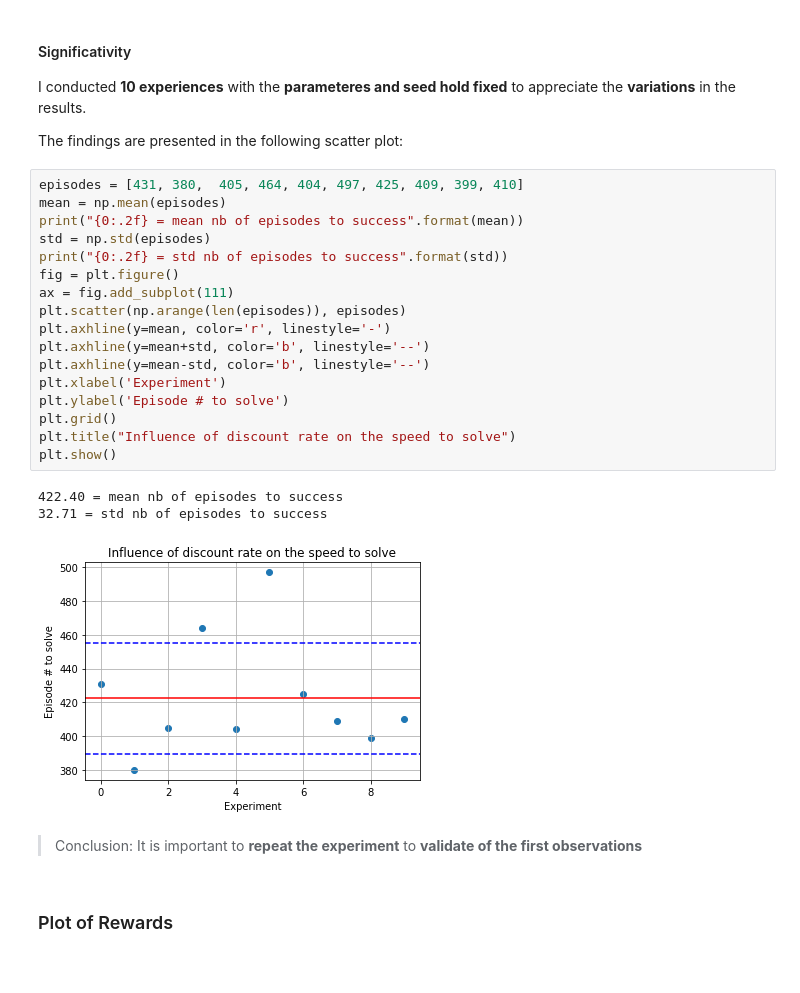
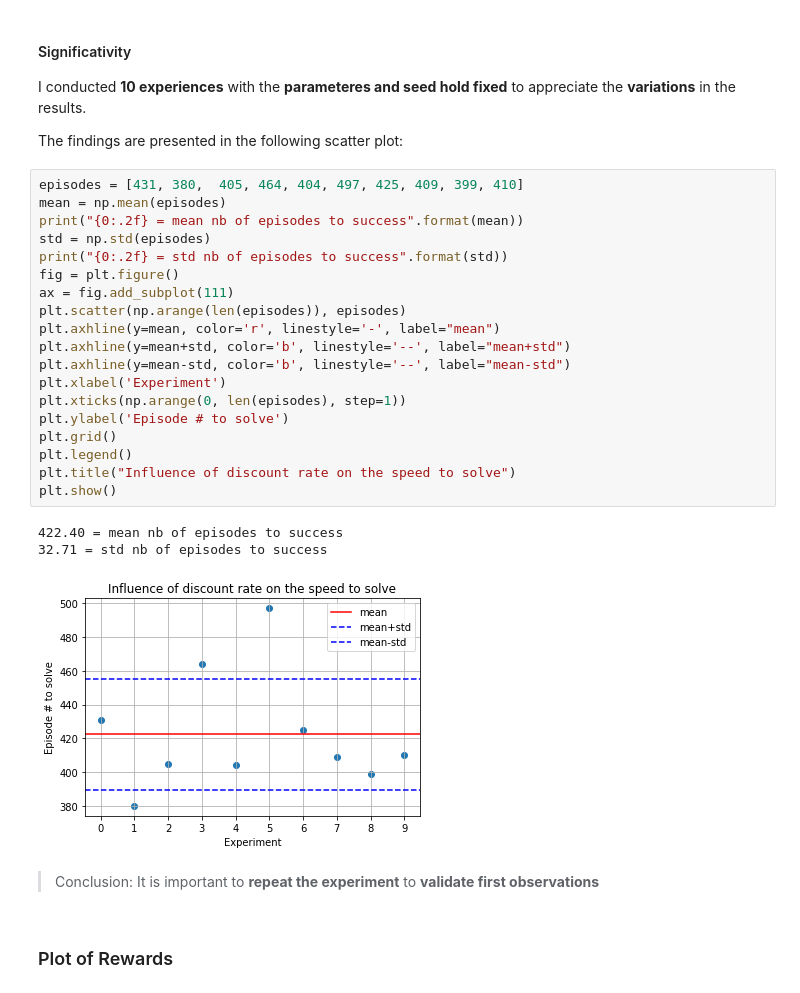
Before and after one commit to chauvinSimon/deep-reinforcement-learning, a Jupyter notebook: p1_navigation/report.ipynb, the cells around one changed output. Saved outputs shown, nothing was run; the diff lists cells and outputs as text.

```diff
--- a/p1_navigation/report.ipynb
+++ b/p1_navigation/report.ipynb
@@ -195,26 +200,28 @@ The findings are presented in the following scatter plot:
 # %%
 episodes = [431, 380,  405, 464, 404, 497, 425, 409, 399, 410]
 mean = np.mean(episodes)
 print("{0:.2f} = mean nb of episodes to success".format(mean))
 std = np.std(episodes)
 print("{0:.2f} = std nb of episodes to success".format(std))
 fig = plt.figure()
 ax = fig.add_subplot(111)
 plt.scatter(np.arange(len(episodes)), episodes)
-plt.axhline(y=mean, color='r', linestyle='-')
-plt.axhline(y=mean+std, color='b', linestyle='--')
-plt.axhline(y=mean-std, color='b', linestyle='--')
+plt.axhline(y=mean, color='r', linestyle='-', label="mean")
+plt.axhline(y=mean+std, color='b', linestyle='--', label="mean+std")
+plt.axhline(y=mean-std, color='b', linestyle='--', label="mean-std")
 plt.xlabel('Experiment')
+plt.xticks(np.arange(0, len(episodes), step=1))
 plt.ylabel('Episode # to solve')
 plt.grid()
+plt.legend()
 plt.title("Influence of discount rate on the speed to solve")
 plt.show()
 # %% [output]
 422.40 = mean nb of episodes to success
 32.71 = std nb of episodes to success
-[figure, old version]
+[figure, new version]
 # %% [markdown]
-> Conclusion: It is important to **repeat the experiment** to **validate of the first observations**
+> Conclusion: It is important to **repeat the experiment** to **validate first observations**
 # %% [markdown]
 ### Plot of Rewards
 # %% [markdown]
```
Also changed, not shown: parts of 11 cells of this notebook, 2 other files.
